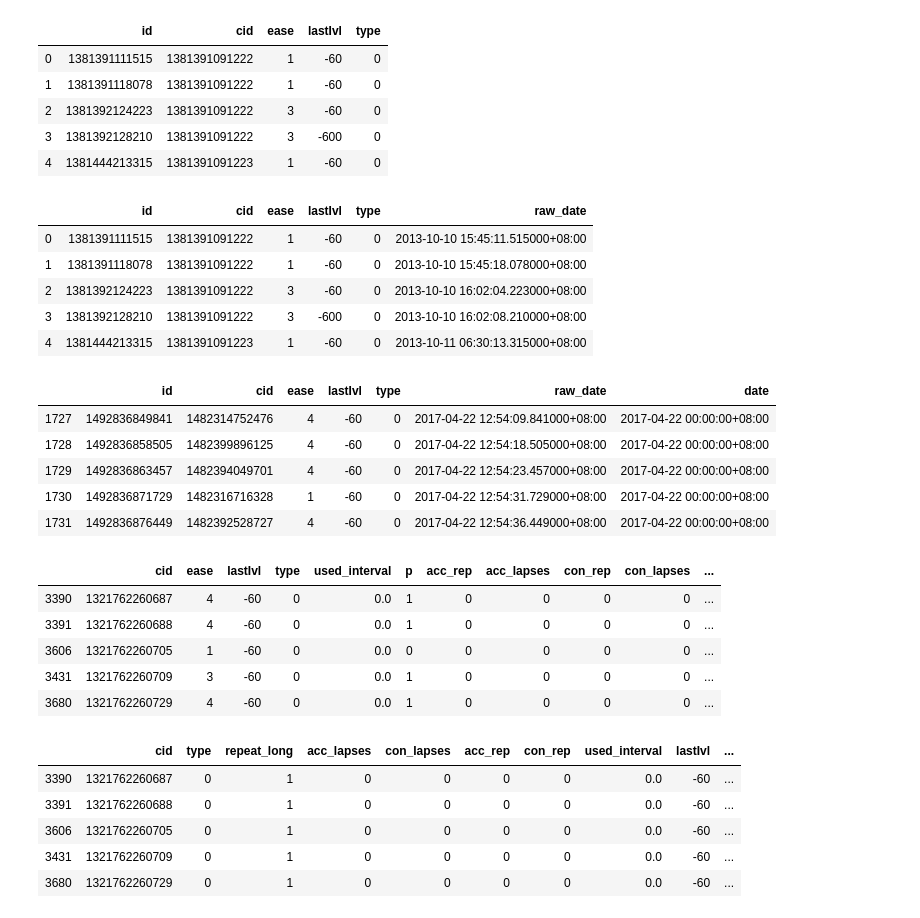
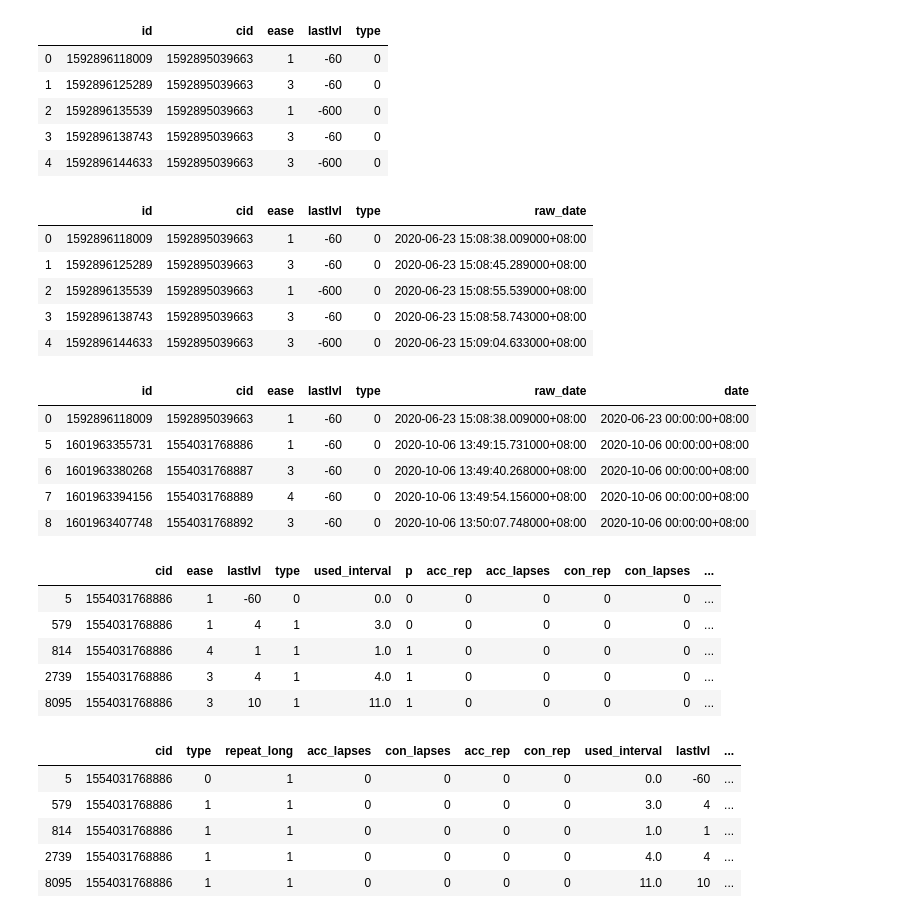
Before and after one commit to L-M-Sherlock/anki_revlog_analysis, a Jupyter notebook: revlog_clear.ipynb, the cells around one changed output. Saved outputs shown, nothing was run; the diff lists cells and outputs as text; code cells hidden in the pictures.

```diff
--- a/revlog_clear.ipynb
+++ b/revlog_clear.ipynb
@@ -3,15 +3,15 @@ import pandas as pd
 import numpy as np
 from datetime import timedelta
 # %%
-df = pd.read_csv('anki_revlog.csv')
+df = pd.read_csv('revlog_202012160921.csv')
 df.head()
 # %% [output]
 |  | id | cid | ease | lastIvl | type |
-| 0 | 1381391111515 | 1381391091222 | 1 | -60 | 0 |
-| 1 | 1381391118078 | 1381391091222 | 1 | -60 | 0 |
-| 2 | 1381392124223 | 1381391091222 | 3 | -60 | 0 |
-| 3 | 1381392128210 | 1381391091222 | 3 | -600 | 0 |
-| 4 | 1381444213315 | 1381391091223 | 1 | -60 | 0 |
+| 0 | 1592896118009 | 1592895039663 | 1 | -60 | 0 |
+| 1 | 1592896125289 | 1592895039663 | 3 | -60 | 0 |
+| 2 | 1592896135539 | 1592895039663 | 1 | -600 | 0 |
+| 3 | 1592896138743 | 1592895039663 | 3 | -60 | 0 |
+| 4 | 1592896144633 | 1592895039663 | 3 | -600 | 0 |
 # %%
 df = df.drop(df[df['ease']==0].index)
 # %%
@@ -20,11 +20,11 @@ df['raw_date'] = df['raw_date'].dt.tz_localize('UTC').dt.tz_convert('Asia/Shangh
 df.head()
 # %% [output]
 |  | id | cid | ease | lastIvl | type | raw_date |
-| 0 | 1381391111515 | 1381391091222 | 1 | -60 | 0 | 2013-10-10 15:45:11.515000+08:00 |
-| 1 | 1381391118078 | 1381391091222 | 1 | -60 | 0 | 2013-10-10 15:45:18.078000+08:00 |
-| 2 | 1381392124223 | 1381391091222 | 3 | -60 | 0 | 2013-10-10 16:02:04.223000+08:00 |
-| 3 | 1381392128210 | 1381391091222 | 3 | -600 | 0 | 2013-10-10 16:02:08.210000+08:00 |
-| 4 | 1381444213315 | 1381391091223 | 1 | -60 | 0 | 2013-10-11 06:30:13.315000+08:00 |
+| 0 | 1592896118009 | 1592895039663 | 1 | -60 | 0 | 2020-06-23 15:08:38.009000+08:00 |
+| 1 | 1592896125289 | 1592895039663 | 3 | -60 | 0 | 2020-06-23 15:08:45.289000+08:00 |
+| 2 | 1592896135539 | 1592895039663 | 1 | -600 | 0 | 2020-06-23 15:08:55.539000+08:00 |
+| 3 | 1592896138743 | 1592895039663 | 3 | -60 | 0 | 2020-06-23 15:08:58.743000+08:00 |
+| 4 | 1592896144633 | 1592895039663 | 3 | -600 | 0 | 2020-06-23 15:09:04.633000+08:00 |
 # %%
 df['date'] = df['raw_date'].map(lambda x: x-timedelta(days=1) if x.hour < 5 else x)
 df['date'] = df['date'].dt.floor('D')
@@ -33,11 +33,11 @@ df.drop_duplicates(['cid', 'date'], keep='first', inplace=True)
 df.head()
 # %% [output]
 |  | id | cid | ease | lastIvl | type | raw_date | date |
-| 1727 | 1492836849841 | 1482314752476 | 4 | -60 | 0 | 2017-04-22 12:54:09.841000+08:00 | 2017-04-22 00:00:00+08:00 |
-| 1728 | 1492836858505 | 1482399896125 | 4 | -60 | 0 | 2017-04-22 12:54:18.505000+08:00 | 2017-04-22 00:00:00+08:00 |
-| 1729 | 1492836863457 | 1482394049701 | 4 | -60 | 0 | 2017-04-22 12:54:23.457000+08:00 | 2017-04-22 00:00:00+08:00 |
-| 1730 | 1492836871729 | 1482316716328 | 1 | -60 | 0 | 2017-04-22 12:54:31.729000+08:00 | 2017-04-22 00:00:00+08:00 |
-| 1731 | 1492836876449 | 1482392528727 | 4 | -60 | 0 | 2017-04-22 12:54:36.449000+08:00 | 2017-04-22 00:00:00+08:00 |
+| 0 | 1592896118009 | 1592895039663 | 1 | -60 | 0 | 2020-06-23 15:08:38.009000+08:00 | 2020-06-23 00:00:00+08:00 |
+| 5 | 1601963355731 | 1554031768886 | 1 | -60 | 0 | 2020-10-06 13:49:15.731000+08:00 | 2020-10-06 00:00:00+08:00 |
+| 6 | 1601963380268 | 1554031768887 | 3 | -60 | 0 | 2020-10-06 13:49:40.268000+08:00 | 2020-10-06 00:00:00+08:00 |
+| 7 | 1601963394156 | 1554031768889 | 4 | -60 | 0 | 2020-10-06 13:49:54.156000+08:00 | 2020-10-06 00:00:00+08:00 |
+| 8 | 1601963407748 | 1554031768892 | 3 | -60 | 0 | 2020-10-06 13:50:07.748000+08:00 | 2020-10-06 00:00:00+08:00 |
 # %%
 df.sort_values(by=['cid', 'id'], inplace=True)
 df['used_interval'] = df.date.diff().dt.days
@@ -60,22 +60,22 @@ df['repeat_long'] = 1
 df.head()
 # %% [output]
 |  | cid | ease | lastIvl | type | used_interval | p | acc_rep | acc_lapses | con_rep | con_lapses | ... |
-| 3390 | 1321762260687 | 4 | -60 | 0 | 0.0 | 1 | 0 | 0 | 0 | 0 | ... |
-| 3391 | 1321762260688 | 4 | -60 | 0 | 0.0 | 1 | 0 | 0 | 0 | 0 | ... |
-| 3606 | 1321762260705 | 1 | -60 | 0 | 0.0 | 0 | 0 | 0 | 0 | 0 | ... |
-| 3431 | 1321762260709 | 3 | -60 | 0 | 0.0 | 1 | 0 | 0 | 0 | 0 | ... |
-| 3680 | 1321762260729 | 4 | -60 | 0 | 0.0 | 1 | 0 | 0 | 0 | 0 | ... |
+| 5 | 1554031768886 | 1 | -60 | 0 | 0.0 | 0 | 0 | 0 | 0 | 0 | ... |
+| 579 | 1554031768886 | 1 | 4 | 1 | 3.0 | 0 | 0 | 0 | 0 | 0 | ... |
+| 814 | 1554031768886 | 4 | 1 | 1 | 1.0 | 1 | 0 | 0 | 0 | 0 | ... |
+| 2739 | 1554031768886 | 3 | 4 | 1 | 4.0 | 1 | 0 | 0 | 0 | 0 | ... |
+| 8095 | 1554031768886 | 3 | 10 | 1 | 11.0 | 1 | 0 | 0 | 0 | 0 | ... |
 # %%
 cols = ['cid', 'type', 'repeat_long', 'acc_lapses', 'con_lapses', 'acc_rep', 'con_rep', 'used_interval', 'lastIvl', 'ease', 'p']
 df = df[cols]
 df.head()
 # %% [output]
 |  | cid | type | repeat_long | acc_lapses | con_lapses | acc_rep | con_rep | used_interval | lastIvl | ... |
-| 3390 | 1321762260687 | 0 | 1 | 0 | 0 | 0 | 0 | 0.0 | -60 | ... |
-| 3391 | 1321762260688 | 0 | 1 | 0 | 0 | 0 | 0 | 0.0 | -60 | ... |
-| 3606 | 1321762260705 | 0 | 1 | 0 | 0 | 0 | 0 | 0.0 | -60 | ... |
-| 3431 | 1321762260709 | 0 | 1 | 0 | 0 | 0 | 0 | 0.0 | -60 | ... |
-| 3680 | 1321762260729 | 0 | 1 | 0 | 0 | 0 | 0 | 0.0 | -60 | ... |
+| 5 | 1554031768886 | 0 | 1 | 0 | 0 | 0 | 0 | 0.0 | -60 | ... |
+| 579 | 1554031768886 | 1 | 1 | 0 | 0 | 0 | 0 | 3.0 | 4 | ... |
+| 814 | 1554031768886 | 1 | 1 | 0 | 0 | 0 | 0 | 1.0 | 1 | ... |
+| 2739 | 1554031768886 | 1 | 1 | 0 | 0 | 0 | 0 | 4.0 | 4 | ... |
+| 8095 | 1554031768886 | 1 | 1 | 0 | 0 | 0 | 0 | 11.0 | 10 | ... |
 # %%
 def get_feature(x):
     for idx, log in enumerate(x.itertuples()):
```
Also changed, not shown: parts of 1 cell of this notebook, 1 other file.
